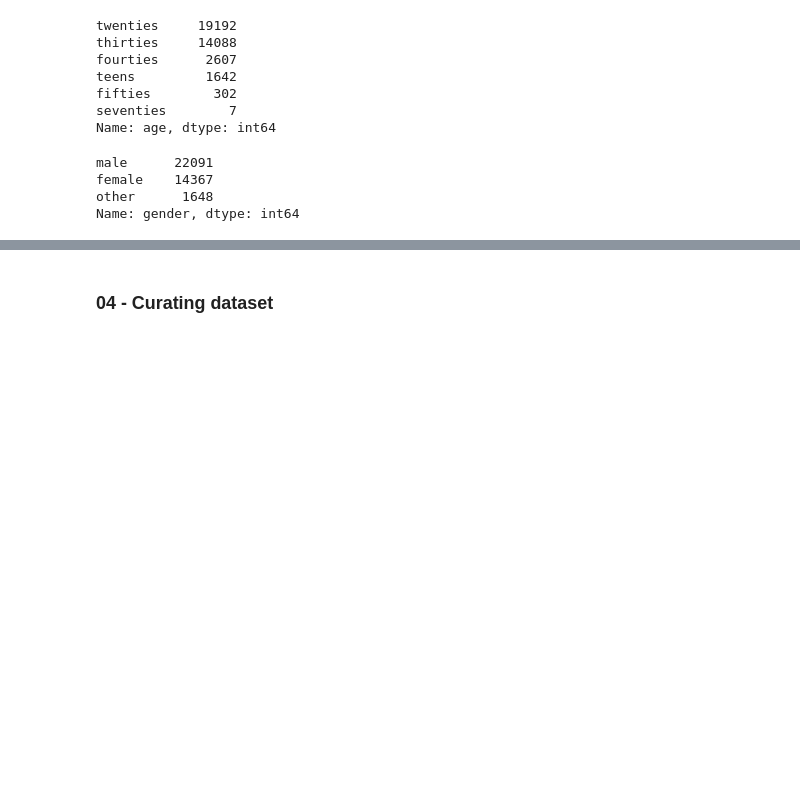
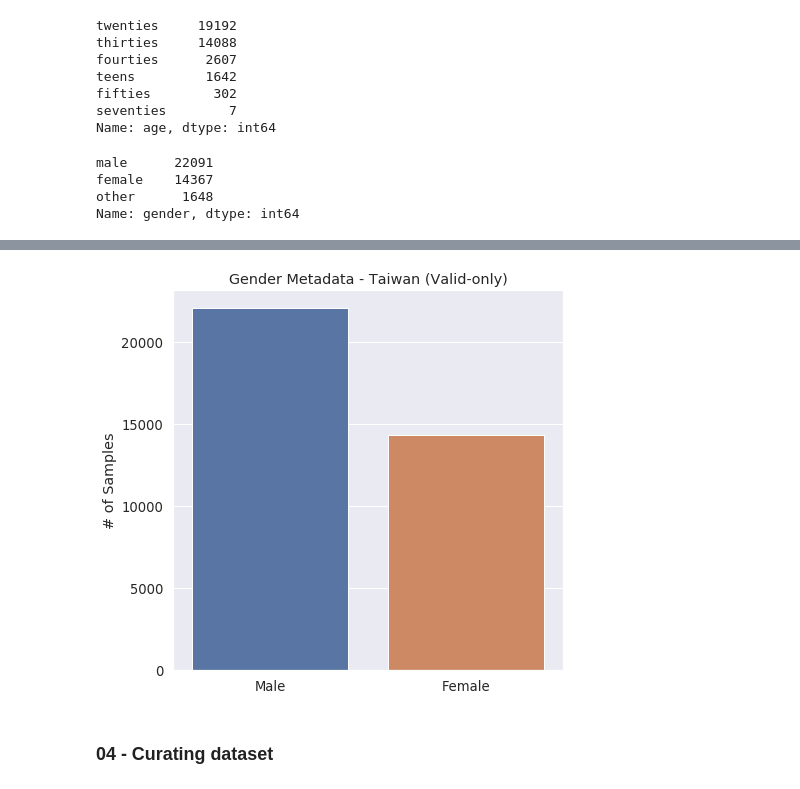
Before and after one commit to tchleung/tomayto_tomahto, a Jupyter notebook: nb/01_EDA.ipynb, the cells around one changed output, grey strips where cells are left out. Saved outputs shown, nothing was run; the diff lists cells and outputs as text; code cells hidden in the pictures; blank space fills up the shorter version.

```diff
--- a/nb/01_EDA.ipynb
+++ b/nb/01_EDA.ipynb
@@ -158,3 +191,14 @@ Name: gender, dtype: int64
+# %%
+label = ['Male', "Female"]
+size = [22091, 14367]
+fig, axs = plt.subplots(figsize=(7,7))
+sns.set(font_scale=1.2)
+sns.barplot(x=label,y=size)
+axs.set_title('Gender Metadata - Taiwan (Valid-only)')
+axs.set_ylabel('# of Samples')
+# plt.savefig('../img/gender_tw.png');
+# %% [output]
+[figure, added]
 # %% [markdown]
 ### 04 - Curating dataset
 # %% [markdown]
```
Also changed, not shown: parts of 3 cells of this notebook, 4 other files.
